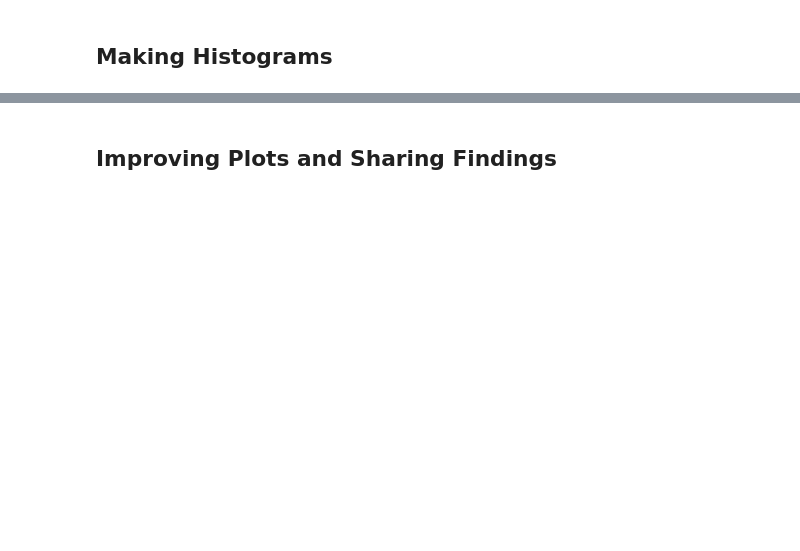
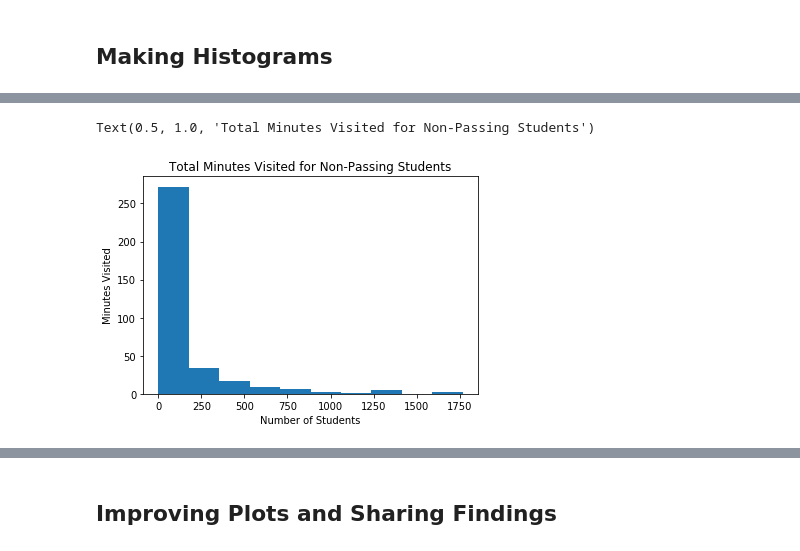
Before and after one commit to bkhogan2/intro-to-data-analysis, a Jupyter notebook: L1_Starter_Code.ipynb, the cells around one changed output, grey strips where cells are left out. Drawn from its saved outputs; the diff is of its cells as text; code cells hidden in the pictures; blank space fills up the shorter version.

```diff
--- a/L1_Starter_Code.ipynb
+++ b/L1_Starter_Code.ipynb
@@ -477,0 +466,8 @@ Maximum: 7
+# %%
+plt.hist(non_pass_total_minutes_visited)
+plt.xlabel("Number of Students")
+plt.ylabel("Minutes Visited")
+plt.title("Total Minutes Visited for Non-Passing Students")
+# %% [output]
+Text(0.5, 1.0, 'Total Minutes Visited for Non-Passing Students')
+[figure, added]
```
Also changed, not shown: parts of 6 cells of this notebook.
